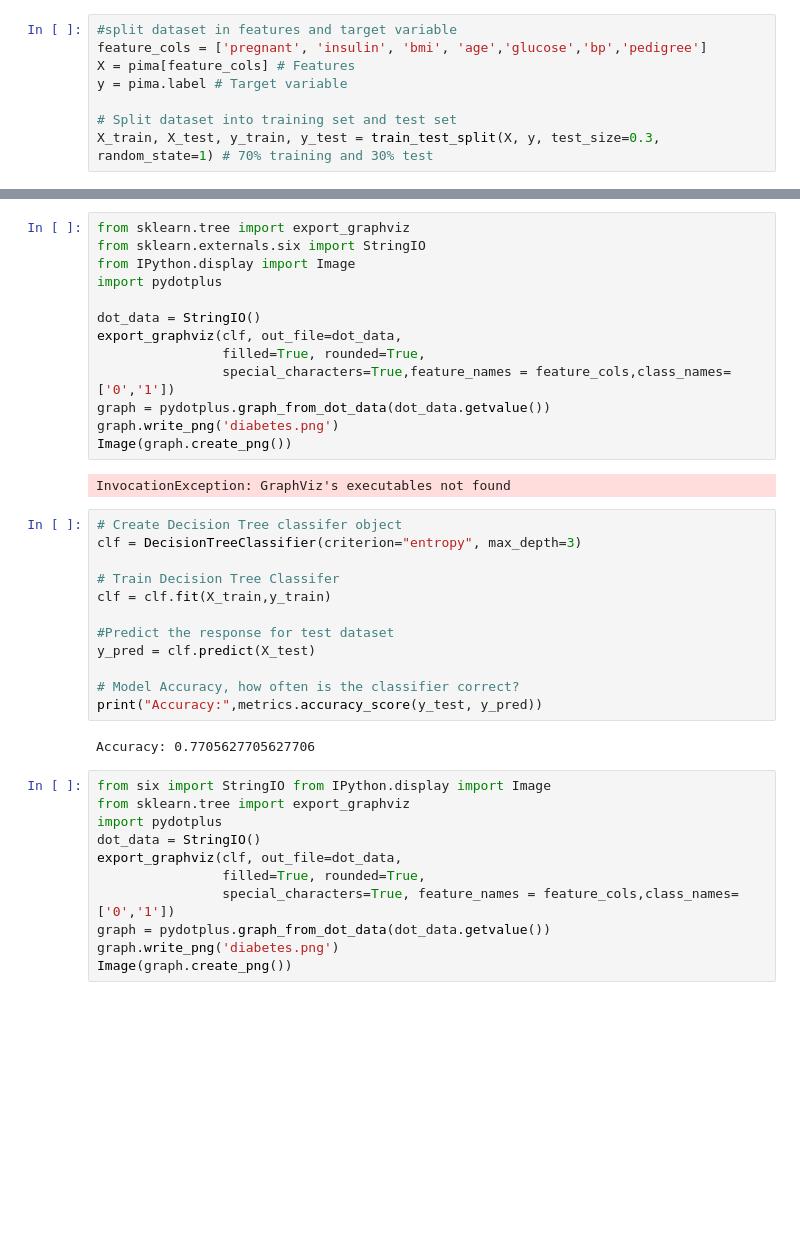
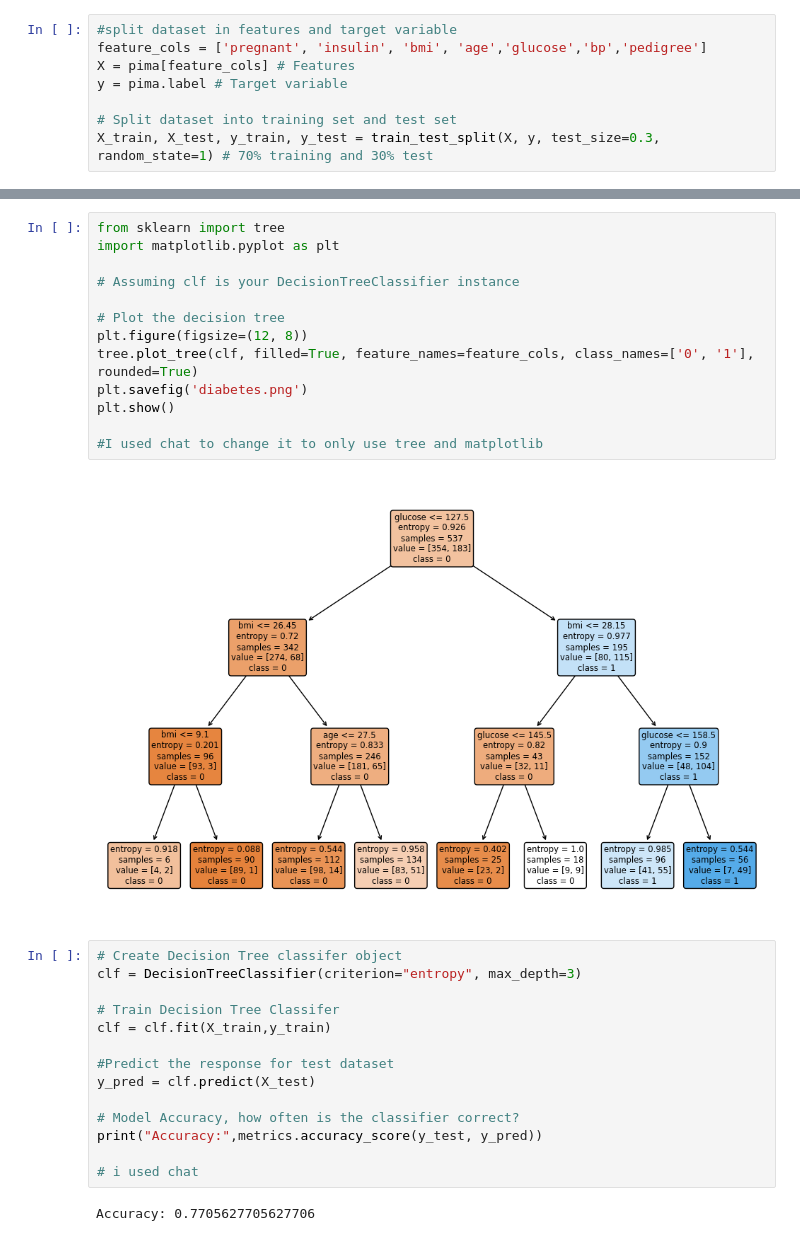
Before and after one commit to galenluhur/data-police-shootings, a Jupyter notebook: hw2.ipynb, the cells around one changed output, grey strips where cells are left out. Cells and saved outputs as stored; diff of their text form; blank space fills up the shorter version.

```diff
--- a/hw2.ipynb
+++ b/hw2.ipynb
@@ -202,18 +202,18 @@ Accuracy: 0.670995670995671
-# %%
-from sklearn.tree import export_graphviz
-from sklearn.externals.six import StringIO
-from IPython.display import Image
-import pydotplus
-
-dot_data = StringIO()
-export_graphviz(clf, out_file=dot_data,
-                filled=True, rounded=True,
-                special_characters=True,feature_names = feature_cols,class_names=['0','1'])
-graph = pydotplus.graph_from_dot_data(dot_data.getvalue())
-graph.write_png('diabetes.png')
-Image(graph.create_png())
-# %% [output]
-InvocationException: GraphViz's executables not found
+# %%
+from sklearn import tree
+import matplotlib.pyplot as plt
+
+# Assuming clf is your DecisionTreeClassifier instance
+
+# Plot the decision tree
+plt.figure(figsize=(12, 8))
+tree.plot_tree(clf, filled=True, feature_names=feature_cols, class_names=['0', '1'], rounded=True)
+plt.savefig('diabetes.png')
+plt.show()
+
+#I used chat to change it to only use tree and matplotlib
+# %% [output]
+[figure, added]
 # %%
 # Create Decision Tree classifer object
 clf = DecisionTreeClassifier(criterion="entropy", max_depth=3)
@@ -226,16 +226,7 @@ y_pred = clf.predict(X_test)
 
 # Model Accuracy, how often is the classifier correct?
 print("Accuracy:",metrics.accuracy_score(y_test, y_pred))
+
+# i used chat
 # %% [output]
 Accuracy: 0.7705627705627706
-# %%
-from six import StringIO from IPython.display import Image
-from sklearn.tree import export_graphviz
-import pydotplus
-dot_data = StringIO()
-export_graphviz(clf, out_file=dot_data,
-                filled=True, rounded=True,
-                special_characters=True, feature_names = feature_cols,class_names=['0','1'])
-graph = pydotplus.graph_from_dot_data(dot_data.getvalue())
-graph.write_png('diabetes.png')
-Image(graph.create_png())
```
Also changed, not shown: parts of 4 cells of this notebook, 3 other files.
